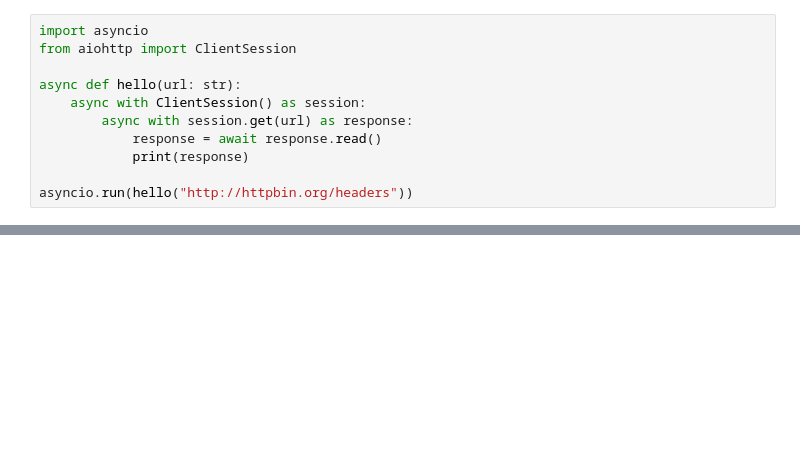
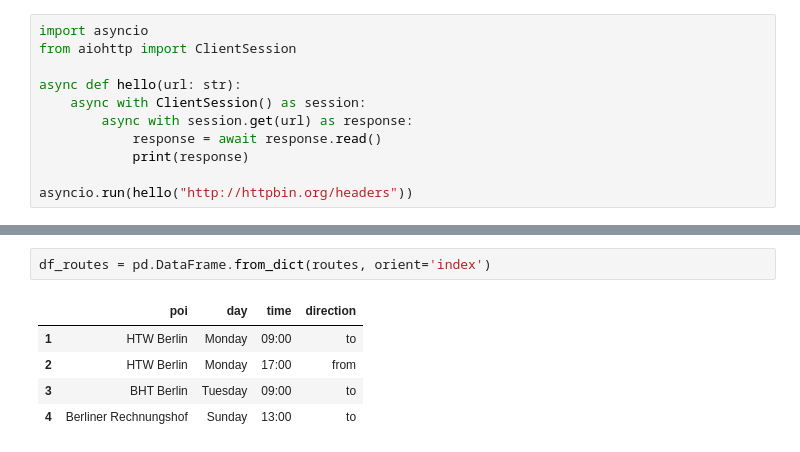
Before and after one commit to Famondir/flat-location-rater, a Jupyter notebook: dashboard.ipynb, the cells around one changed output, grey strips where cells are left out. Saved outputs shown, nothing was run; the diff lists cells and outputs as text; blank space fills up the shorter version.

```diff
--- a/dashboard.ipynb
+++ b/dashboard.ipynb
@@ -685,0 +737,8 @@ asyncio.run(hello("http://httpbin.org/headers"))
+# %%
+df_routes = pd.DataFrame.from_dict(routes, orient='index')
+# %% [output]
+|  | poi | day | time | direction |
+| 1 | HTW Berlin | Monday | 09:00 | to |
+| 2 | HTW Berlin | Monday | 17:00 | from |
+| 3 | BHT Berlin | Tuesday | 09:00 | to |
+| 4 | Berliner Rechnungshof | Sunday | 13:00 | to |
```
Also changed, not shown: parts of 6 cells of this notebook, 2 other files.
